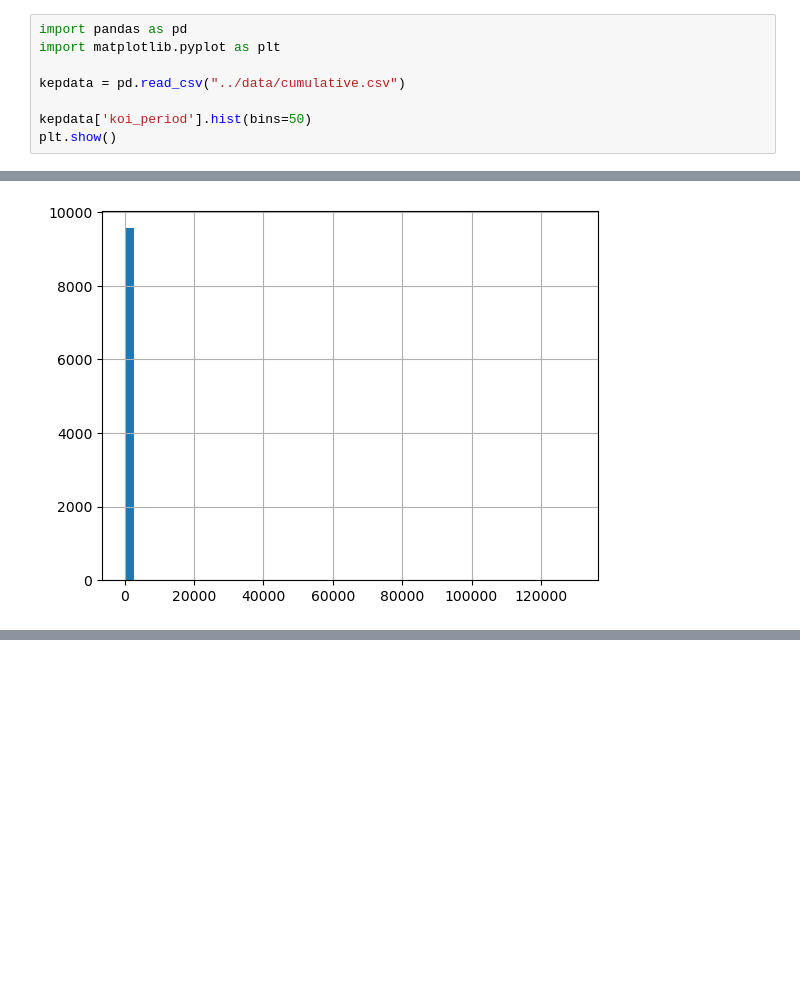
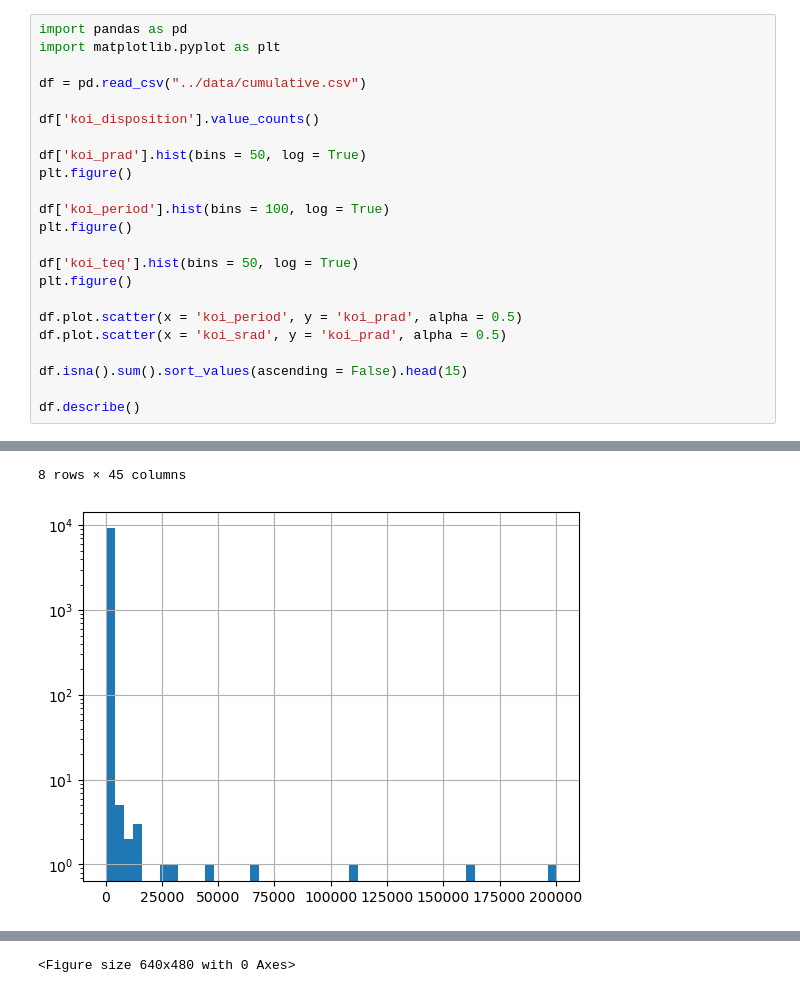
Before and after one commit to AmanNoor02/kepler_project, a Jupyter notebook: notebooks/Untitled.ipynb, the cells around one changed output, grey strips where cells are left out. Saved outputs shown, nothing was run; the diff lists cells and outputs as text; blank space fills up the shorter version.

Commit message:
Data exploration - Week 2

```diff
--- a/notebooks/Untitled.ipynb
+++ b/notebooks/Untitled.ipynb
@@ -2,8 +2,23 @@
 import pandas as pd
 import matplotlib.pyplot as plt
 
-kepdata = pd.read_csv("../data/cumulative.csv")
+df = pd.read_csv("../data/cumulative.csv")
 
-kepdata['koi_period'].hist(bins=50)
-plt.show()
+df['koi_disposition'].value_counts()
+
+df['koi_prad'].hist(bins = 50, log = True)
+plt.figure()
+
+df['koi_period'].hist(bins = 100, log = True)
+plt.figure()
+
+df['koi_teq'].hist(bins = 50, log = True)
+plt.figure()
+
+df.plot.scatter(x = 'koi_period', y = 'koi_prad', alpha = 0.5)
+df.plot.scatter(x = 'koi_srad', y = 'koi_prad', alpha = 0.5)
+
+df.isna().sum().sort_values(ascending = False).head(15)
+
+df.describe()
 # %% [output]
@@ -10 +34,2 @@ plt.show()
+8 rows × 45 columns
-[figure, old version]
+[figure, new version]
@@ -10,0 +38 @@ plt.show()
+<Figure size 640x480 with 0 Axes>
```
Also changed, not shown: parts of 1 cell of this notebook.
